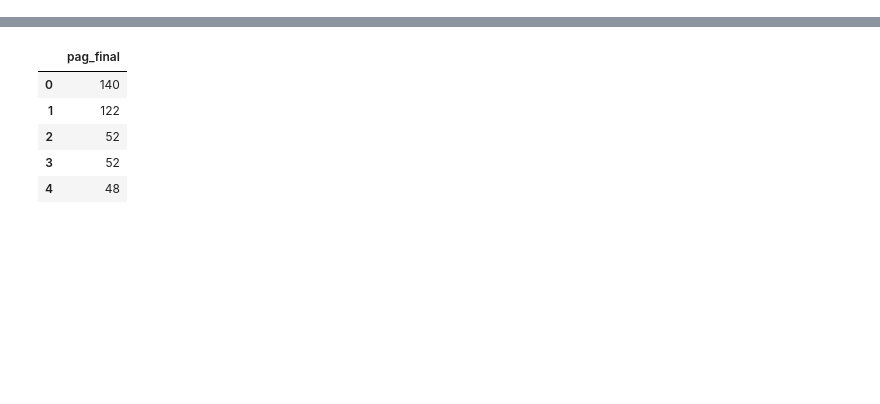
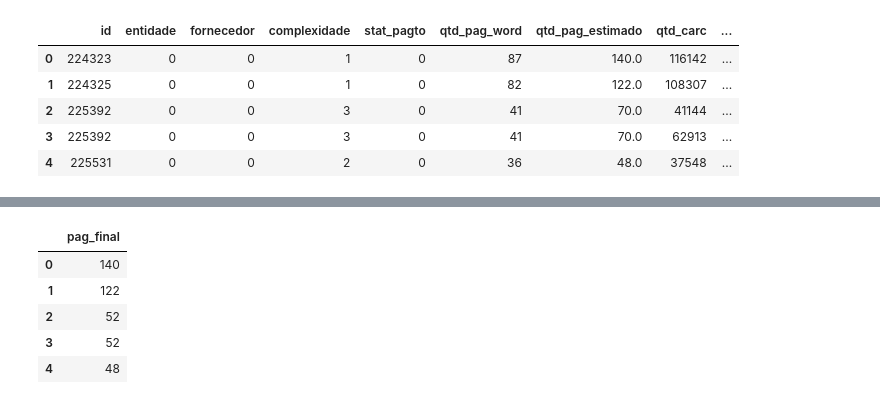
Before and after one commit to WalnerPessoa/Fluxo_Editorial, a Jupyter notebook: testes/machine_learning_NGE.ipynb, the cells around one changed output, grey strips where cells are left out. Saved outputs shown, nothing was run; the diff lists cells and outputs as text; code cells hidden in the pictures; blank space fills up the shorter version.

```diff
--- a/testes/machine_learning_NGE.ipynb
+++ b/testes/machine_learning_NGE.ipynb
@@ -11,3 +11,12 @@ from sklearn import metrics
 # %%
 # importar csv
 data = pd.read_csv("nge_dados_input.csv")
+# %%
+data.head()
+# %% [output]
+|  | id | entidade | fornecedor | complexidade | stat_pagto | qtd_pag_word | qtd_pag_estimado | qtd_carc | ... |
+| 0 | 224323 | 0 | 0 | 1 | 0 | 87 | 140.0 | 116142 | ... |
+| 1 | 224325 | 0 | 0 | 1 | 0 | 82 | 122.0 | 108307 | ... |
+| 2 | 225392 | 0 | 0 | 3 | 0 | 41 | 70.0 | 41144 | ... |
+| 3 | 225392 | 0 | 0 | 3 | 0 | 41 | 70.0 | 62913 | ... |
+| 4 | 225531 | 0 | 0 | 2 | 0 | 36 | 48.0 | 37548 | ... |
```
Also changed, not shown: parts of 31 cells of this notebook, 6 other files.
